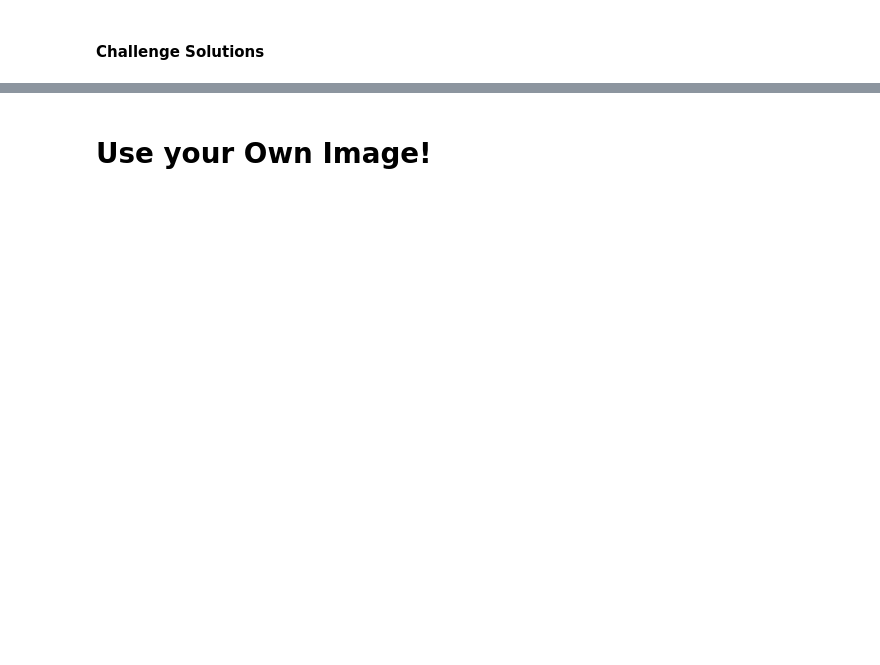
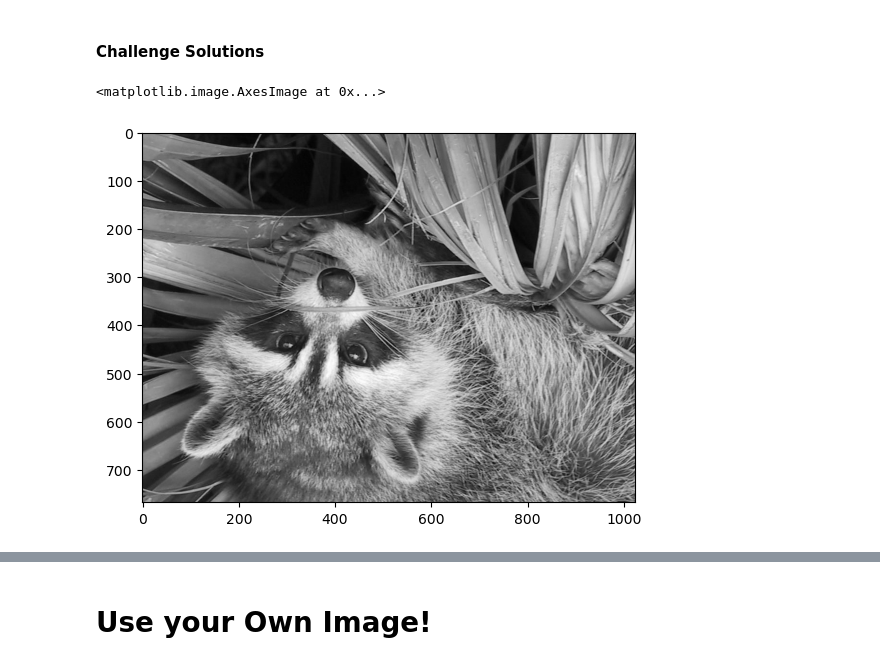
Before and after one commit to nubcoder420/100-Days-of-Code-Python, a Jupyter notebook: Day 76 - Computation with Numpy/Computation_with_NumPy_and_N_Dimensional_Arrays_(start).ipynb, the cells around one changed output, grey strips where cells are left out. Drawn from its saved outputs; the diff is of its cells as text; code cells hidden in the pictures; blank space fills up the shorter version.

```diff
--- a/Day 76 - Computation with Numpy/Computation_with_NumPy_and_N_Dimensional_Arrays_(start).ipynb
+++ b/Day 76 - Computation with Numpy/Computation_with_NumPy_and_N_Dimensional_Arrays_(start).ipynb
@@ -285,3 +354,8 @@ grey_vals = np.array([0.2126, 0.7152, 0.0722])
 <img src=https://i.imgur.com/cfFbuex.png>
 # %% [markdown]
 #### Challenge Solutions
+# %%
+plt.imshow(np.flip(grey_scale), cmap='gray')
+# %% [output]
+<matplotlib.image.AxesImage at 0x...>
+[figure, added]
```
Also changed, not shown: parts of 22 cells of this notebook, 1 other file.
